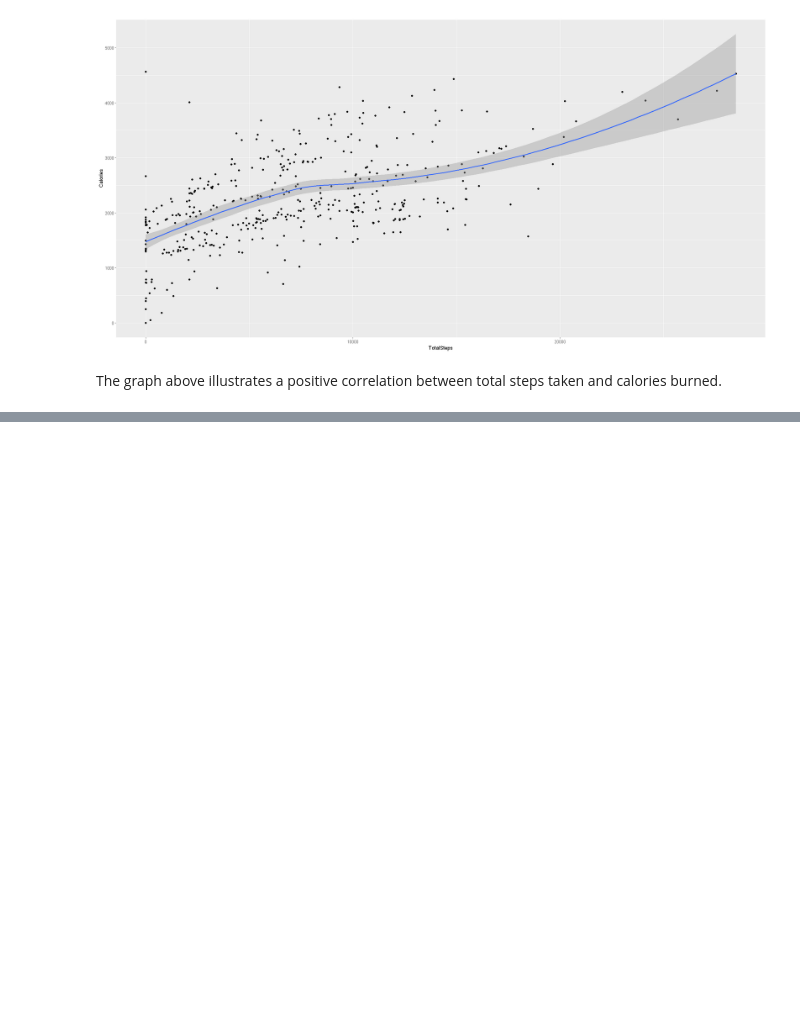
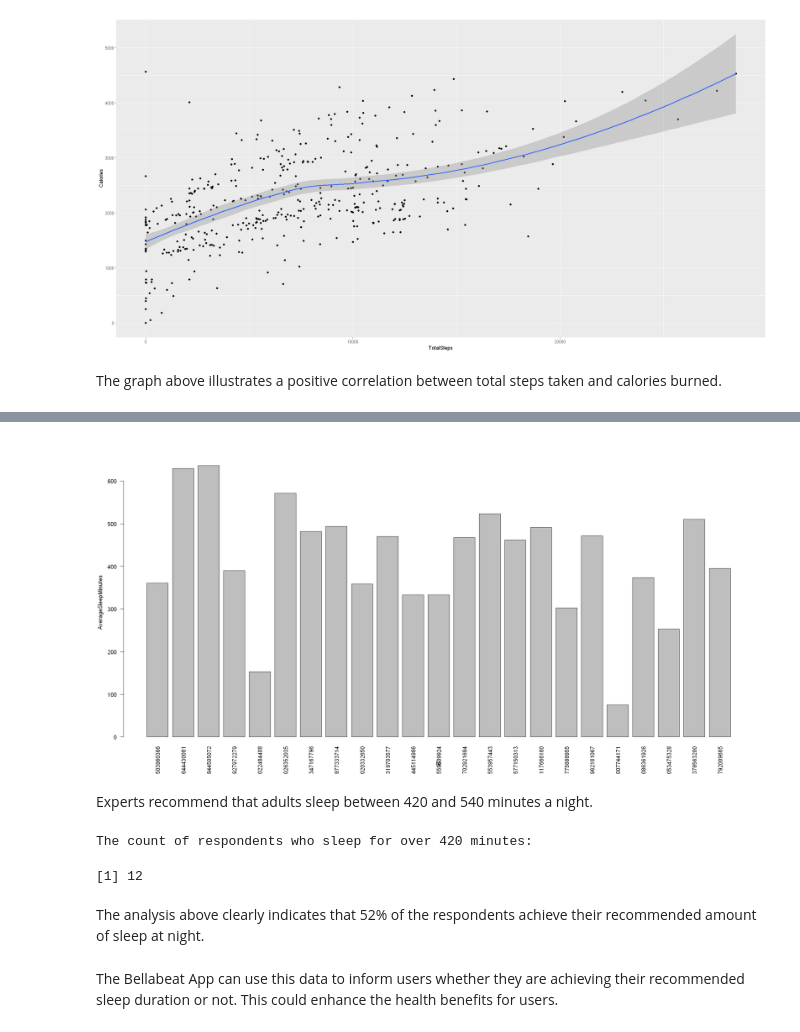
Before and after one commit to abdrau26/Bellabeat_Case_Study_Using_R, a Jupyter notebook: Bellabeat Case Study.ipynb, the cells around one changed output, grey strips where cells are left out. Drawn from its saved outputs; the diff is of its cells as text; code cells hidden in the pictures; blank space fills up the shorter version.

Commit message:
Analysis of "sleep" dataset
Recommendations were provided for the "sleep" dataset.

```diff
--- a/Bellabeat Case Study.ipynb
+++ b/Bellabeat Case Study.ipynb
@@ -538,0 +541,3 @@ The graph above illustrates a positive correlation between total steps taken and
+# %%
+sleep <- sleep %>%
+    mutate (DateOnly = as.Date(date))
@@ -538,0 +556,4 @@ The graph above illustrates a positive correlation between total steps taken and
+# %%
+sleep_in_24H <- sleep %>%
+    group_by(Id,DateOnly) %>%
+    summarise(SleepMinutes = sum(value))
@@ -538,0 +574,4 @@ The graph above illustrates a positive correlation between total steps taken and
+# %%
+avg_sleep <- sleep_in_24H %>%
+    group_by(Id) %>%
+    summarise(AverageSleepMinutes = mean(SleepMinutes))
@@ -538,0 +600,18 @@ The graph above illustrates a positive correlation between total steps taken and
+# %%
+barplot( AverageSleepMinutes~ Id, data = avg_sleep, las =2)
+# %% [output]
+[figure, added]
+# %% [markdown]
+Experts recommend that adults sleep between 420 and 540 minutes a night.
+# %%
+cat("The count of respondents who sleep for over 420 minutes:")
+avg_sleep %>%
+    filter(AverageSleepMinutes >= 420) %>%
+    nrow()
+# %% [output]
+The count of respondents who sleep for over 420 minutes:
+[1] 12
+# %% [markdown]
+The analysis above clearly indicates that 52% of the respondents achieve their recommended amount of sleep at night.
+# %% [markdown]
+The Bellabeat App can use this data to inform users whether they are achieving their recommended sleep duration or not. This could enhance the health benefits for users.
```
Also changed, not shown: parts of 5 cells of this notebook.
